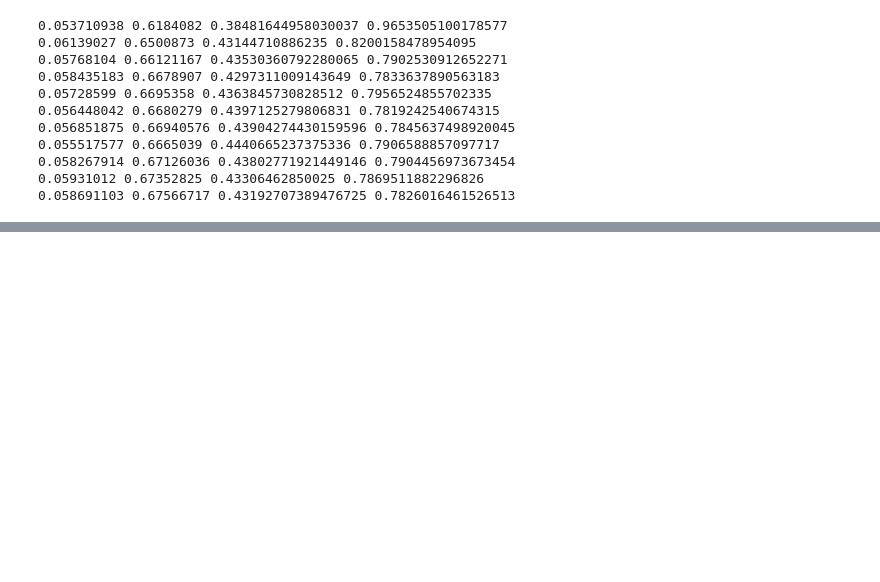
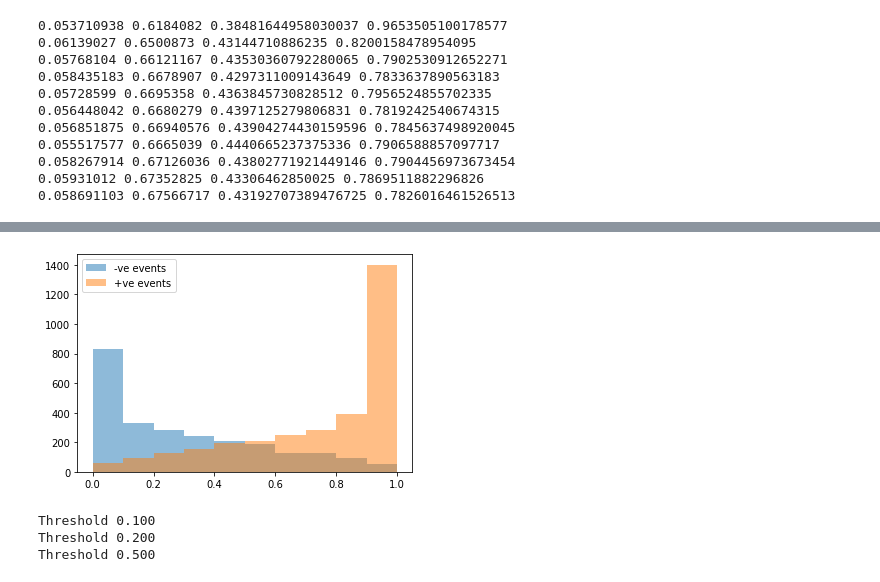
Before and after one commit to requeima/kernelcnp, a Jupyter notebook: notebooks/pred-prey-results/pred-prey-post-plots.ipynb, the cells around one changed output, grey strips where cells are left out. Saved outputs shown, nothing was run; the diff lists cells and outputs as text; code cells hidden in the pictures; blank space fills up the shorter version.

```diff
--- a/notebooks/pred-prey-results/pred-prey-post-plots.ipynb
+++ b/notebooks/pred-prey-results/pred-prey-post-plots.ipynb
@@ -445,0 +597,14 @@ argmax_prob(data, model=model, threshold=0.1, num_samples=256, max_num_context=5
+# %%
+file = open('data.pkl', 'rb')
+data = pickle.load(file)
+file.close()
+
+model = load_model('convgnp-kvv-identity', device=device, working_directory=model_directory)
+
+kvv_log_probs_all, kvv_true_events_all = threshold_estimator(data,
+                                                             model=model,
+                                                             threshold=0.5,
+                                                             num_samples=128,
+                                                             max_num_context=20,
+                                                             max_num_target=100,
+                                                             num_grid=300)
@@ -445,0 +623,54 @@ argmax_prob(data, model=model, threshold=0.1, num_samples=256, max_num_context=5
+# %%
+p = kvv_log_probs_all.detach().cpu().numpy()
+y = kvv_true_events_all.detach().cpu().numpy()
+
+plt.hist(p[np.where(y == 0)], alpha=0.5, label='-ve events')
+plt.hist(p[np.where(y == 1)], alpha=0.5, label='+ve events')
+plt.legend()
+plt.show()
+# %% [output]
+[figure, added]
+# %%
+thresholds = [0.1, 0.2, 0.5, 1.0, 1.5, 2.0]
+
+results_mf = []
+results_ip = []
+results_kvv = []
+
+for threshold in thresholds:
+
+    print(f'Threshold {threshold:.3f}')
+
+    model = load_model('convgnp-meanfield-identity', device=device, working_directory=model_directory)
+    log_prob, mf_log_probs_all, mf_true_events_all = threshold_estimator(data,
+                                                                         model=model,
+                                                                         threshold=threshold,
+                                                                         num_samples=256,
+                                                                         max_num_context=20,
+                                                                         max_num_target=100,
+                                                                         num_grid=300)
+    results_mf.append((log_prob, mf_log_probs_all, mf_true_events_all))
+
+    model = load_model('convgnp-innerprod-identity', device=device, working_directory=model_directory)
+    log_prob, ip_log_probs_all, ip_true_events_all = threshold_estimator(data,
+                                                                         model=model,
+                                                                         threshold=threshold,
+                                                                         num_samples=256,
+                                                                         max_num_context=20,
+                                                                         max_num_target=100,
+                                                                         num_grid=300)
+    results_ip.append((log_prob, ip_log_probs_all, ip_true_events_all))
+
+    model = load_model('convgnp-kvv-identity', device=device, working_directory=model_directory)
+    log_prob, kvv_log_probs_all, kvv_true_events_all = threshold_estimator(data,
+                                                                           model=model,
+                                                                           threshold=threshold,
+                                                                           num_samples=256,
+                                                                           max_num_context=20,
+                                                                           max_num_target=100,
+                                                                           num_grid=300)
+    results_kvv.append((log_prob, kvv_log_probs_all, kvv_true_events_all))
+# %% [output]
+Threshold 0.100
+Threshold 0.200
+Threshold 0.500
```
Also changed, not shown: parts of 13 cells of this notebook, 5 other files.
